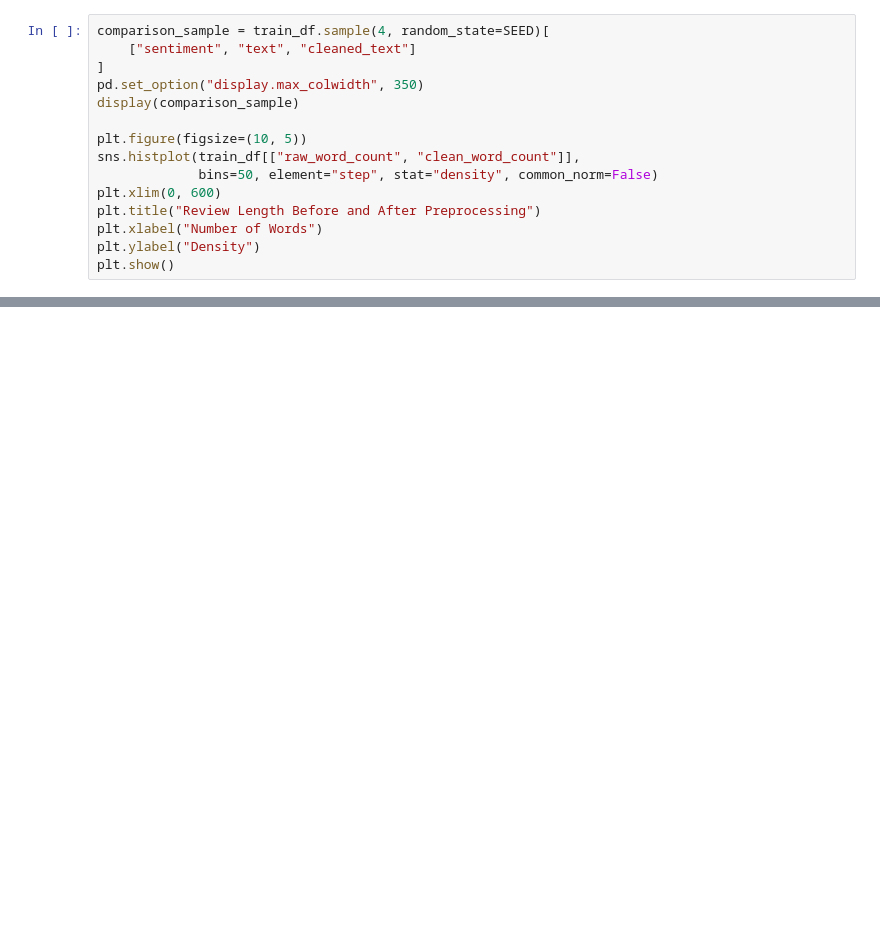
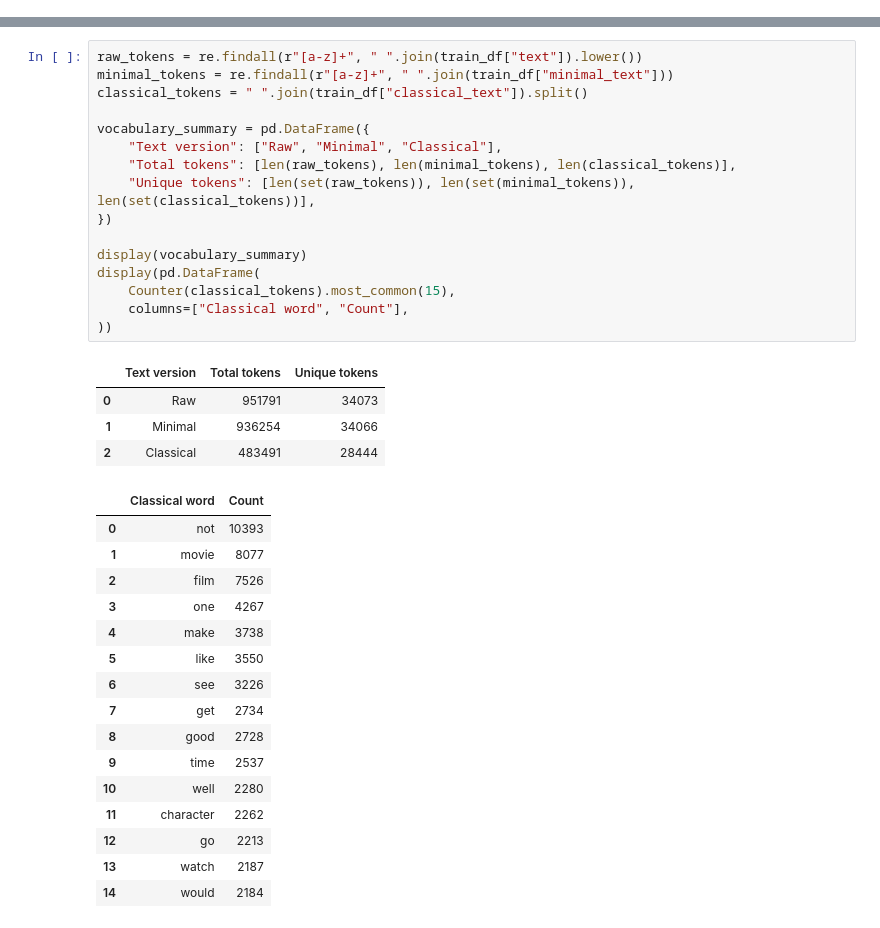
Before and after one commit to haithamhroob/binx-ai-ml-internship, a Jupyter notebook: week8/day1/day1.ipynb, the cells around one changed output, grey strips where cells are left out. Cells and saved outputs as stored; diff of their text form; blank space fills up the shorter version.

Commit message:
Week 8 - Day 2: Text Representation

```diff
--- a/week8/day1/day1.ipynb
+++ b/week8/day1/day1.ipynb
@@ -560,15 +0,0 @@ assert quality_summary["Empty cleaned reviews"] == 0
-# %%
-comparison_sample = train_df.sample(4, random_state=SEED)[
-    ["sentiment", "text", "cleaned_text"]
-]
-pd.set_option("display.max_colwidth", 350)
-display(comparison_sample)
-
-plt.figure(figsize=(10, 5))
-sns.histplot(train_df[["raw_word_count", "clean_word_count"]],
-             bins=50, element="step", stat="density", common_norm=False)
-plt.xlim(0, 600)
-plt.title("Review Length Before and After Preprocessing")
-plt.xlabel("Number of Words")
-plt.ylabel("Density")
-plt.show()
@@ -685,0 +617,37 @@ NLTK • Hugging Face Datasets • Pandas • NumPy • Matplotlib • Seaborn
+# %%
+raw_tokens = re.findall(r"[a-z]+", " ".join(train_df["text"]).lower())
+minimal_tokens = re.findall(r"[a-z]+", " ".join(train_df["minimal_text"]))
+classical_tokens = " ".join(train_df["classical_text"]).split()
+
+vocabulary_summary = pd.DataFrame({
+    "Text version": ["Raw", "Minimal", "Classical"],
+    "Total tokens": [len(raw_tokens), len(minimal_tokens), len(classical_tokens)],
+    "Unique tokens": [len(set(raw_tokens)), len(set(minimal_tokens)), len(set(classical_tokens))],
+})
+
+display(vocabulary_summary)
+display(pd.DataFrame(
+    Counter(classical_tokens).most_common(15),
+    columns=["Classical word", "Count"],
+))
+# %% [output]
+|  | Text version | Total tokens | Unique tokens |
+| 0 | Raw | 951791 | 34073 |
+| 1 | Minimal | 936254 | 34066 |
+| 2 | Classical | 483491 | 28444 |
+|  | Classical word | Count |
+| 0 | not | 10393 |
+| 1 | movie | 8077 |
+| 2 | film | 7526 |
+| 3 | one | 4267 |
+| 4 | make | 3738 |
+| 5 | like | 3550 |
+| 6 | see | 3226 |
+| 7 | get | 2734 |
+| 8 | good | 2728 |
+| 9 | time | 2537 |
+| 10 | well | 2280 |
+| 11 | character | 2262 |
+| 12 | go | 2213 |
+| 13 | watch | 2187 |
+| 14 | would | 2184 |
```
Also changed, not shown: parts of 78 cells of this notebook, 13 other files.
